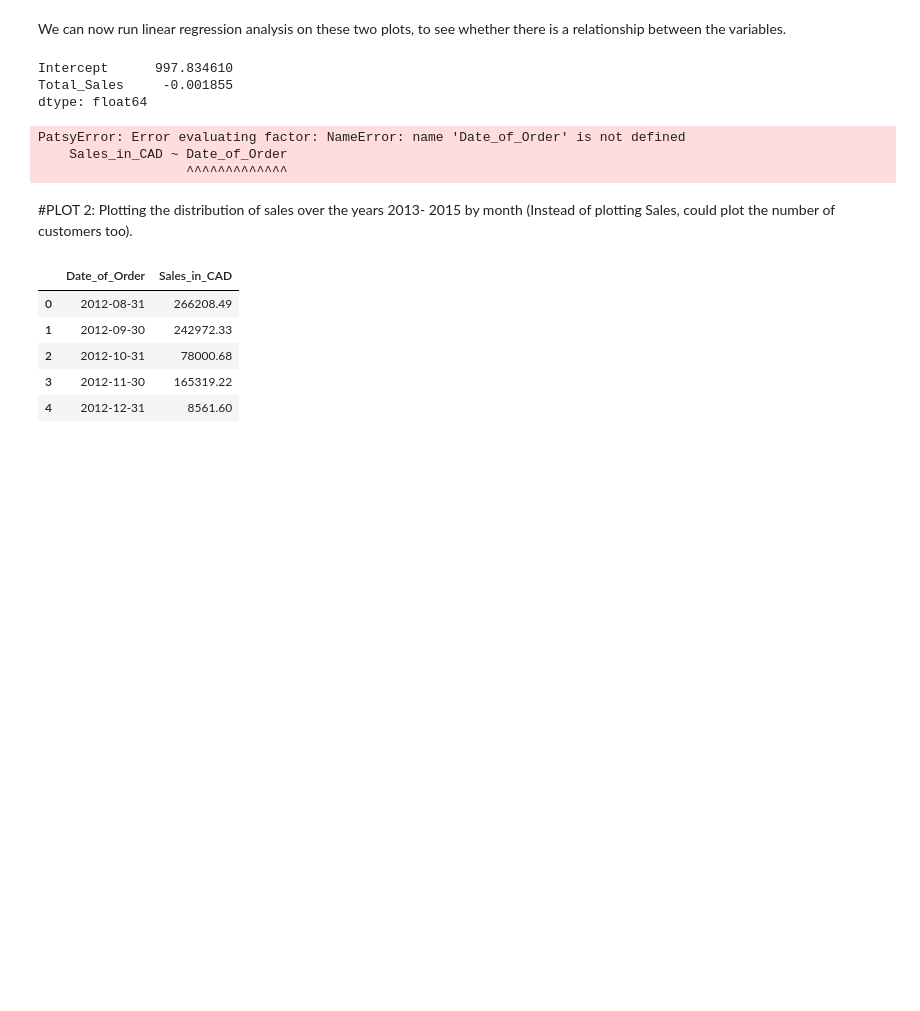
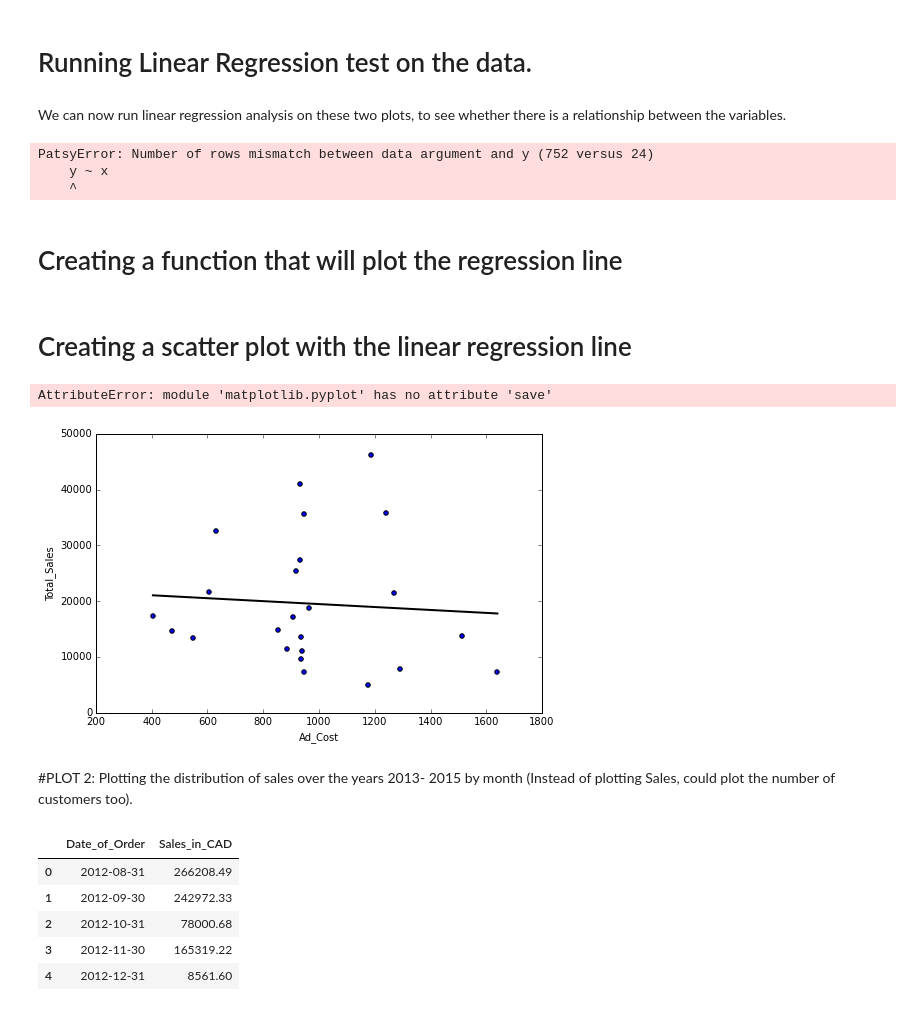
Before and after one commit to chamanbharti/Final_Project_on_Marketing, a Jupyter notebook: Final Project on Marketing/src/Project on Marketing.ipynb, the cells around one changed output. Saved outputs shown, nothing was run; the diff lists cells and outputs as text; code cells hidden in the pictures; blank space fills up the shorter version.

```diff
--- a/Final Project on Marketing/src/Project on Marketing.ipynb
+++ b/Final Project on Marketing/src/Project on Marketing.ipynb
@@ -156,20 +112,4 @@ plt.tight_layout()
+# %% [markdown]
+# Running Linear Regression test on the data.
 # %% [markdown]
 We can now run linear regression analysis on these two plots, to see whether there is a relationship between the variables.
-# %%
-# Running linear regression on the first subplot and showing the parameters.
-lm = sm.formula.ols(formula='Ad_Cost ~ Total_Sales', data = Combined_df).fit()
-lm.params
-# %% [output]
-Intercept      997.834610
-Total_Sales     -0.001855
-dtype: float64
-# %%
-# creating a dataframe to produce a list of numbers from 1 to the same length as the x axis
-new_x = pd.DataFrame({'Ad_cost' : range(1, 1800)})
-
-# using the .predict to predict the y based on x
-y_preds = lm.predict(new_x)
-# %% [output]
-PatsyError: Error evaluating factor: NameError: name 'Date_of_Order' is not defined
-    Sales_in_CAD ~ Date_of_Order
-                   ^^^^^^^^^^^^^
@@ -176,3 +130,55 @@ PatsyError: Error evaluating factor: NameError: name 'Date_of_Order' is not defi
+# %%
+lm(Combined_df.Ad_Cost, Combined_df.Total_Sales)
+# %% [output]
+PatsyError: Number of rows mismatch between data argument and y (752 versus 24)
+    y ~ x
+    ^
+# %% [markdown]
+# Creating a function that will plot the regression line
+# %%
+def plot_lm (x, y):
+    '''Plotting the chosen variables with a linear regression line, where x is the depedant
+     variable and y is the independant vairable. This function will plot a linear regression
+     line on a given scatter plot'''
+
+    X = sm.add_constant(x)
+    lm = sm.formula.OLS(y, X).fit()
+
+    x_pred= np.linspace(x.min(),x.max(), 30)
+
+    x_pred2 = sm.add_constant(x_pred)
+
+    y_preds = lm.predict(x_pred2)
+
+    plt.plot(x_pred, y_preds, color='k', linewidth = 2)
+
+
+    return plt.plot()
+# %% [markdown]
+# Creating a scatter plot with the linear regression line
+# %%
+def plot(x, y, savename):
+    '''This function will make a scatter plot, taking in data from two columns of a dataframe.
+    These two columns will be plotted on the x and y axis respectively. The produced figure will be
+    saved to a filename specified by the user in the input'''
+    #Defining the size of the figure
+    plt.figure(figsize=(8,5))
+    # Creating a scatter plot from the dataframe
+    plt.scatter(x, y)
+    # Defining the y axis label
+    plt.ylabel(y.name)
+    # Defining the x-axis label
+    plt.xlabel(x.name)
+    # PLotting the linear regression line on the scatter plot
+    plot_lm(x, y)
+
+    #Saving the plot to a new file
+    plt.save(savename)
+# %%
+plot(Combined_df.Ad_Cost, Combined_df.Total_Sales, 'AdCost.pdf')
+# %% [output]
+AttributeError: module 'matplotlib.pyplot' has no attribute 'save'
+[figure, added]
 # %% [markdown]
 #PLOT 2: Plotting the distribution of sales over the years 2013- 2015 by month (Instead of plotting Sales, could plot the number of customers too).
 # %%
```
Also changed, not shown: parts of 26 cells of this notebook.
